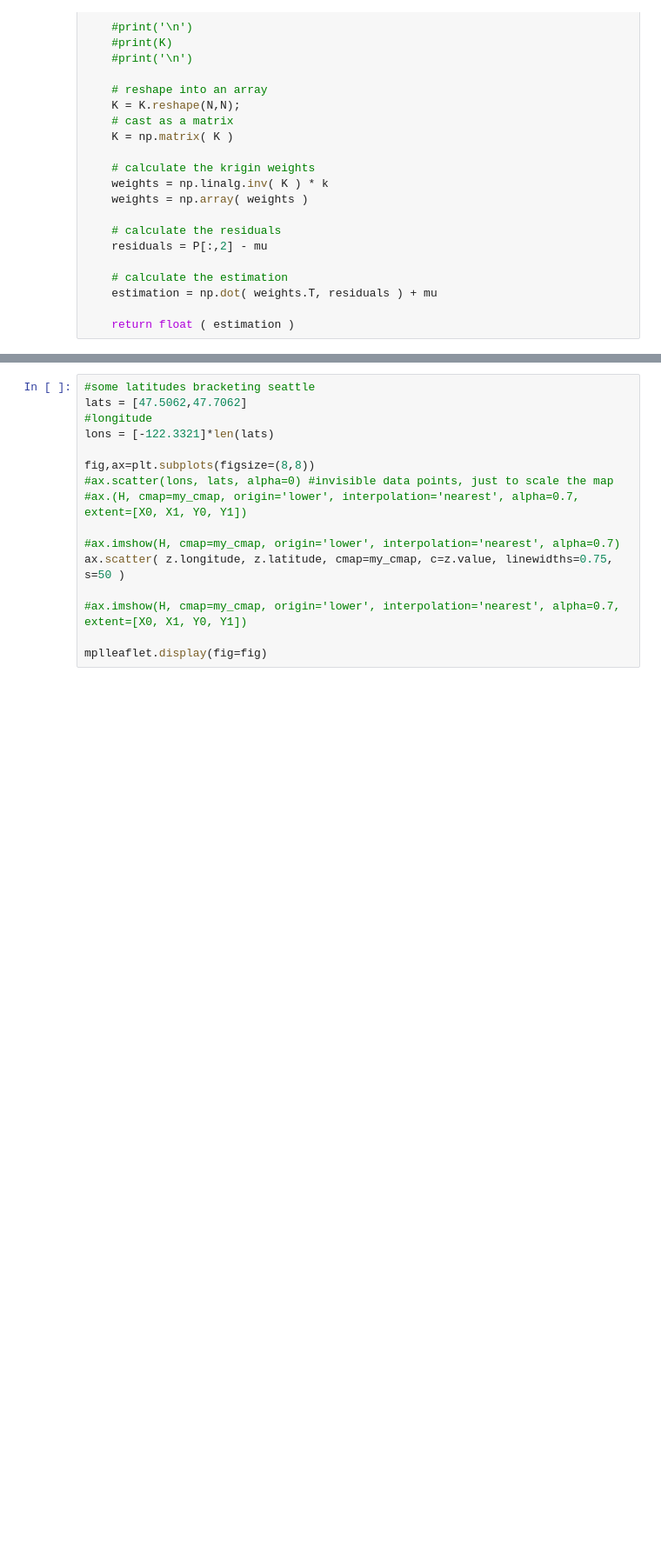
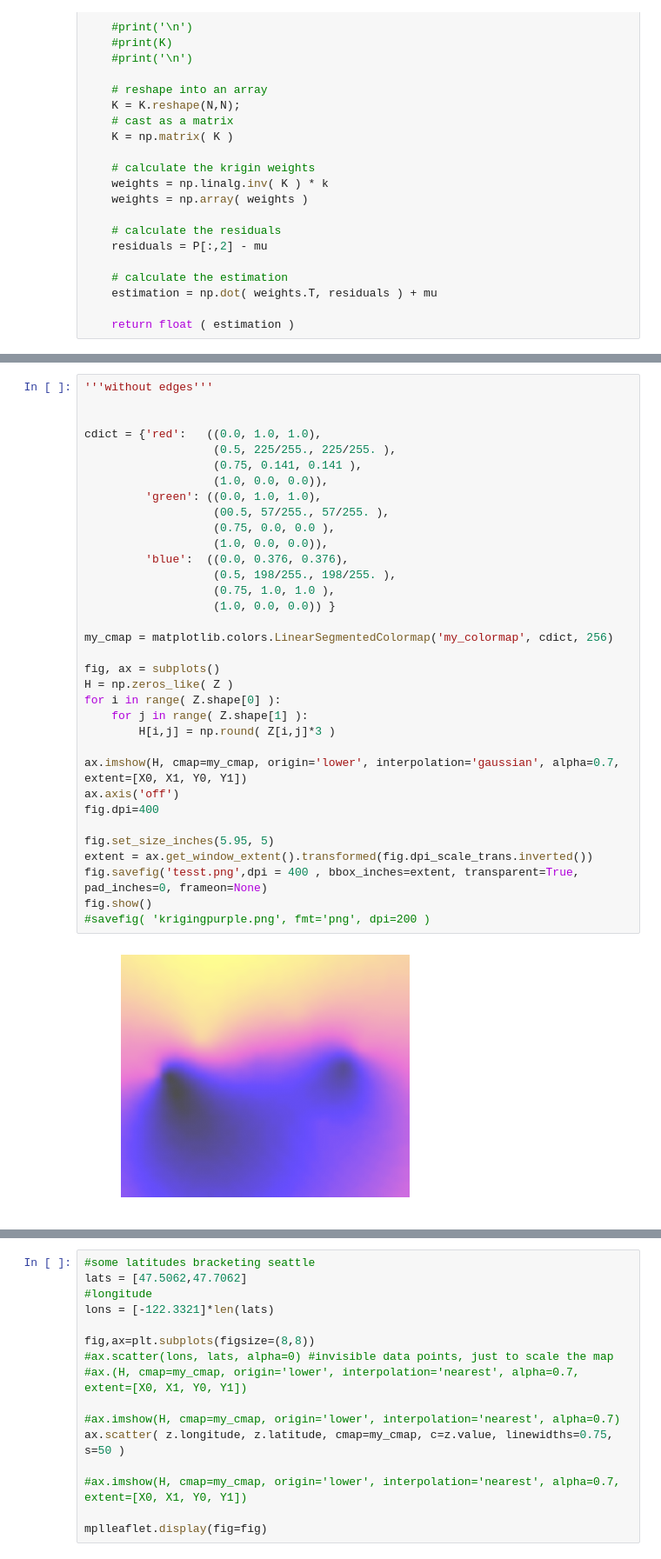
Before and after one commit to skjalg-eriksen/LuftKvalitet, a Jupyter notebook: TestingDebugging.ipynb, the cells around one changed output, grey strips where cells are left out. Shown at 87% size. Drawn from its saved outputs; the diff is of its cells as text; blank space fills up the shorter version.

```diff
--- a/TestingDebugging.ipynb
+++ b/TestingDebugging.ipynb
@@ -223 +249,37 @@ savefig('sample_porosity.png',fmt='png',dpi=200)
+# %%
+'''without edges'''
+
+
+cdict = {'red':   ((0.0, 1.0, 1.0),
+                   (0.5, 225/255., 225/255. ),
+                   (0.75, 0.141, 0.141 ),
+                   (1.0, 0.0, 0.0)),
+         'green': ((0.0, 1.0, 1.0),
+                   (00.5, 57/255., 57/255. ),
+                   (0.75, 0.0, 0.0 ),
+                   (1.0, 0.0, 0.0)),
+         'blue':  ((0.0, 0.376, 0.376),
+                   (0.5, 198/255., 198/255. ),
+                   (0.75, 1.0, 1.0 ),
+                   (1.0, 0.0, 0.0)) }
+
+my_cmap = matplotlib.colors.LinearSegmentedColormap('my_colormap', cdict, 256)
+
+fig, ax = subplots()
+H = np.zeros_like( Z )
+for i in range( Z.shape[0] ):
+    for j in range( Z.shape[1] ):
+        H[i,j] = np.round( Z[i,j]*3 )
+
+ax.imshow(H, cmap=my_cmap, origin='lower', interpolation='gaussian', alpha=0.7, extent=[X0, X1, Y0, Y1])
+ax.axis('off')
+fig.dpi=400
+
+fig.set_size_inches(5.95, 5)
+extent = ax.get_window_extent().transformed(fig.dpi_scale_trans.inverted())
+fig.savefig('tesst.png',dpi = 400 , bbox_inches=extent, transparent=True, pad_inches=0, frameon=None)
+fig.show()
+#savefig( 'krigingpurple.png', fmt='png', dpi=200 )
+# %% [output]
+[figure, added]
 # %%
```
Also changed, not shown: parts of 7 cells of this notebook, 45 other files.
